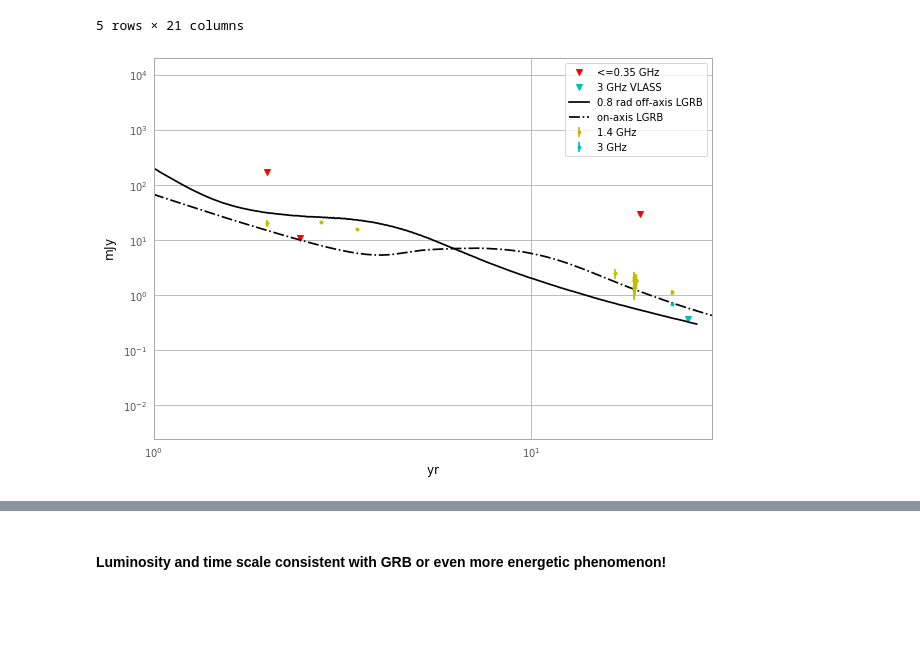
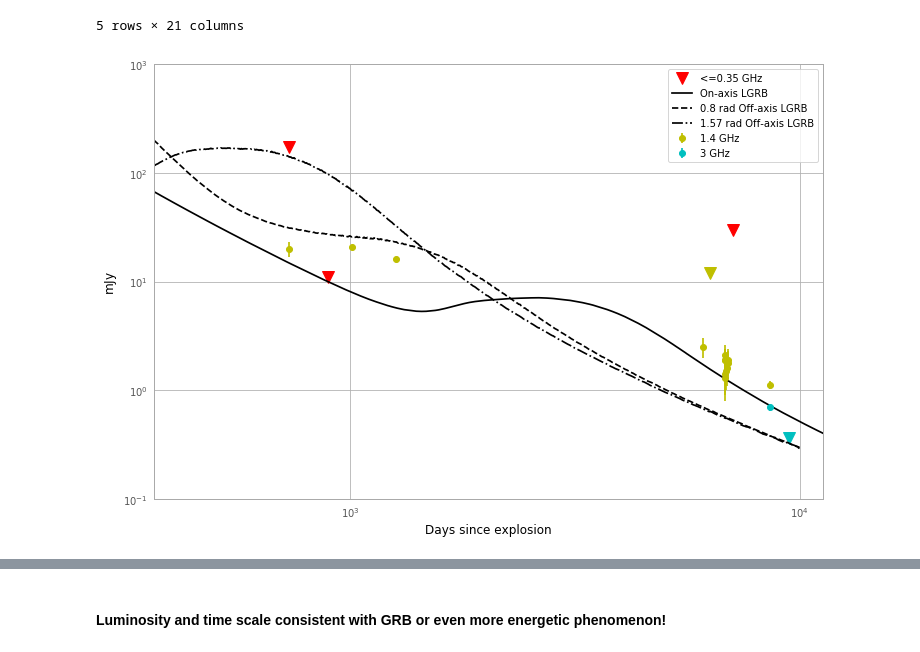
Before and after one commit to caseyjlaw/vlass_query, a Jupyter notebook: J141918.855+394036.03.ipynb, the cells around one changed output, grey strips where cells are left out. Cells and saved outputs as stored; diff of their text form; code cells hidden in the pictures; blank space fills up the shorter version.

Commit message:
adding better model plot

```diff
--- a/J141918.855+394036.03.ipynb
+++ b/J141918.855+394036.03.ipynb
@@ -508,12 +510,12 @@ t0 = t_ab6860-2
 # %%
 lgrb0 = pd.read_table("model_lgrb_vla0d80.txt", sep='  ', comment='#', names=['days', 'flux', 'flux_forward'])
 
-t_lgrb0 = lgrb0.days/365.24 + t0
+t_lgrb0 = lgrb0.days
 s_lgrb0 = lgrb0.flux*1.5e3*3
 
 lgrb1 = pd.read_table("model_lgrb_vla1d57.txt", sep='  ', comment='#', names=['days', 'flux', 'flux_forward'])
 
-t_lgrb1 = lgrb1.days/365.24 + t0
+t_lgrb1 = lgrb1.days
 s_lgrb1 = lgrb1.flux*1.5e3*3
 # %%
 names = "time  1.00E+09  3.30E+09  1.00E+10  3.30E+10  1.00E+11  3.30E+11  1.00E+12  3.30E+12  1.00E+13  3.30E+13  1.00E+14  3.30E+14  4.56E+14  1.00E+15  3.30E+15  1.00E+16  3.30E+16  1.00E+17  3.30E+17  1.00E+18".split("  ")
@@ -529,37 +531,35 @@ lgrb_ctr.head()
 | 4 | 19540.0 | 0.0 | 0.0 | 0.0 | 0.0 | 0.0 | 0.0 | 0.0 | 0.0 | 0.0 | ... |
 5 rows × 21 columns
 # %%
-t_lgrb_on = lgrb_fwd.time/(24*3600*365.24) + t0
+t_lgrb_on = lgrb_fwd.time/(24*3600)
 s_lgrb_on = 1.5e3 * (lgrb_fwd['1.00E+09'] + lgrb_ctr['1.00E+09']) / 1e-23 * u.Jansky
 # %%
 with quantity_support():
-    plt.figure(figsize=(10,7))
-    plt.plot([t_tgss-t0, t_wenss-t0, t_ab6860-t0]*u.year,
+    fig = plt.figure(figsize=(12,8))
+    # fluxes
+    plt.plot(([t_tgss-t0, t_wenss-t0, t_ab6860-t0]*u.year).to_value(u.day),
                  [s_tgss, s_wenss, s_ab6860P]*u.milliJansky,
-                 'rv', label="<=0.35 GHz")  # 150 MHz
-    plt.errorbar([t_ab6860-t0, t_first-t0, t_nvss-t0, t_farnes-t0]*u.year,
+                 'rv', markersize=12, label="<=0.35 GHz")  # 150 MHz
+    plt.errorbar(([t_ab6860-t0, t_first-t0, t_nvss-t0, t_farnes-t0]*u.year).to_value(u.day),
                  [s_ab6860, s_first, s_nvss, s_farnesL]*u.milliJansky,
+                 markersize=12,
                  yerr=[es_ab6860, es_first, es_nvss, es_farnesL]*u.milliJansky, fmt='y.',
                  label="1.4 GHz")  # 1.4 GHz
-    plt.errorbar((t_atlas*u.year)-t0*u.year, s_atlas*u.milliJansky, yerr=es_atlas*u.milliJansky, fmt='y.')
-    plt.errorbar([t_farnes-t0]*u.year,
+    plt.plot((t_ata*u.year-t0*u.year).to_value(u.day), s_ata*u.milliJansky, 'yv', markersize=12)  # 3 GHz
+    plt.errorbar(((t_atlas*u.year) - t0*u.year).to_value(u.day), s_atlas*u.milliJansky, yerr=es_atlas*u.milliJansky, markersize=12, fmt='y.')
+    plt.errorbar(([t_farnes-t0]*u.year).to_value(u.day),
                  [s_farnesS]*u.milliJansky,
-                 yerr=[es_farnesS]*u.milliJansky, fmt='c.',
+                 yerr=[es_farnesS]*u.milliJansky, fmt='c.', markersize=12,
                  label="3 GHz")  # 3 GHz
-    plt.plot([t_vlass-t0]*u.year, [s_vlass]*u.milliJansky, 'cv', label="3 GHz VLASS")  # 3 GHz
-
-#    times, fluxes = lc_exp(1.5*s_ab6860, t0, 7)
-#    plt.plot(times-t0, fluxes, 'k--', label="exponential")
-#    times, fluxes = lc_plaw(1.5*s_ab6860, t0, -1)
-#    plt.plot(times-t0, fluxes, 'k,', label="plaw")
-#    times, fluxes = lc_fong(1.5*s_ab6860, t_ab6860-2, 2.5)
-#    plt.plot(times*u.year, fluxes*u.millijansky, 'c-.', label='NSNS')
-    plt.plot(t_lgrb0-t0, s_lgrb0, 'k', label="0.8 rad off-axis LGRB")
-    plt.plot(t_lgrb_on-t0, s_lgrb_on, 'k-.', label="on-axis LGRB")
-
+    plt.plot(([t_vlass-t0]*u.year).to_value(u.day), [s_vlass]*u.milliJansky, 'cv', markersize=12)  # 3 GHz
+    plt.plot(t_lgrb_on*u.day, s_lgrb_on, 'k', label="On-axis LGRB")
+    plt.plot(t_lgrb0*u.day, s_lgrb0, 'k--', label="0.8 rad Off-axis LGRB")
+    plt.plot(t_lgrb1*u.day, s_lgrb1, 'k-.', label="1.57 rad Off-axis LGRB")
     plt.loglog()
     plt.legend()
-    plt.xlim(1, 30)
+    plt.xlabel("Days since explosion")
+    plt.xlim((t_ab6860-t0-1)*365.24, (t_vlass-t0+5)*365.24)
+    plt.ylim(1e-1, 1e3)
     plt.savefig("models_j1419.pdf", format="pdf")
 # %% [output]
-[figure, old version]
+[figure, new version]
```
Also changed, not shown: parts of 5 cells of this notebook.
